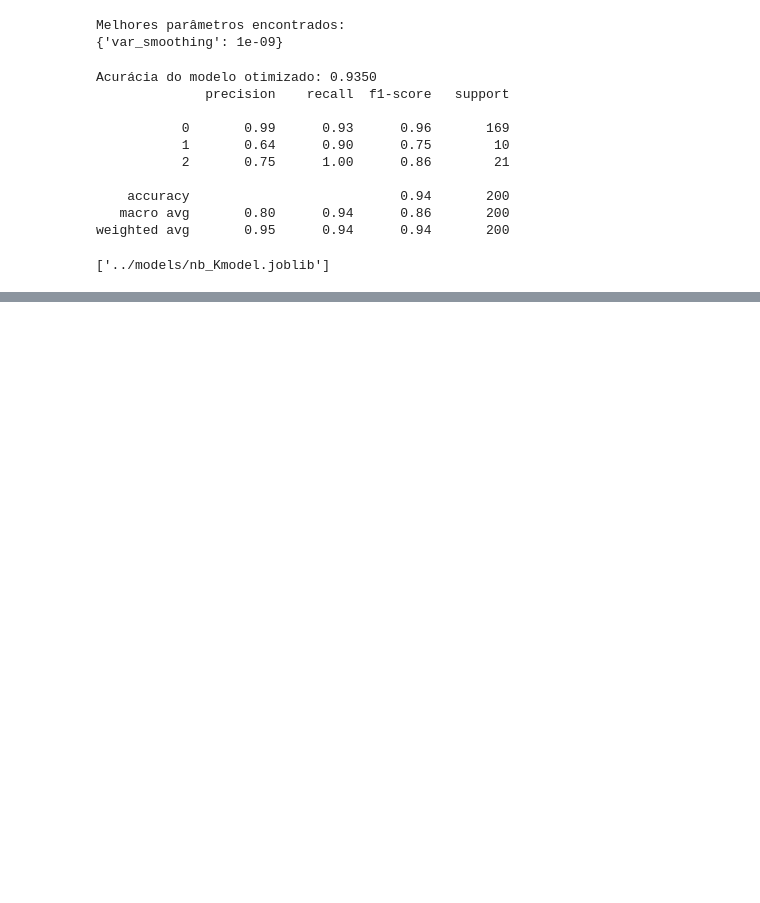
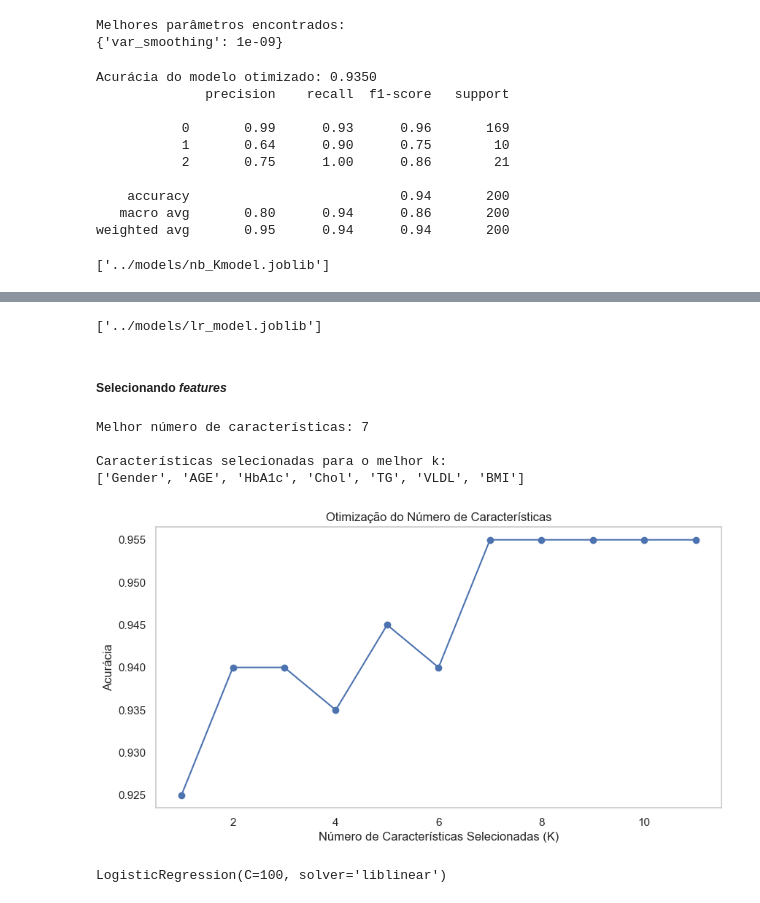
Before and after one commit to luizfernando05/tcc-diabetes, a Jupyter notebook: root/ml-models/notebooks/LDDTrainning.ipynb, the cells around one changed output, grey strips where cells are left out. Drawn from its saved outputs; the diff is of its cells as text; code cells hidden in the pictures; blank space fills up the shorter version.

Commit message:
:sparkles: feat(ml-models): training LR model

```diff
--- a/root/ml-models/notebooks/LDDTrainning.ipynb
+++ b/root/ml-models/notebooks/LDDTrainning.ipynb
@@ -1613,0 +1670,10 @@ joblib.dump(best_nb_model_k, '../models/nb_Kmodel.joblib')
+# %%
+# ajustando hiperparâmetros com GridSearch
+param_grid = {
+    'C': [0.01, 0.1, 1, 10, 100],
+    'solver': ['liblinear', 'saga'],
+    'max_iter': [100, 200, 500]
+}
+
+grid_search = GridSearchCV(estimator=lr_model, param_grid=param_grid, cv=5, n_jobs=-1, verbose=2)
+grid_search.fit(X_train_smote, y_train_smote)
@@ -1613,0 +1711,57 @@ joblib.dump(best_nb_model_k, '../models/nb_Kmodel.joblib')
+# %%
+joblib.dump(best_lr_model, '../models/lr_model.joblib')
+# %% [output]
+['../models/lr_model.joblib']
+# %% [markdown]
+##### Selecionando <i>features</i>
+# %%
+from sklearn.feature_selection import SelectKBest, f_classif
+
+k_values = range(1, X_train_smote.shape[1] + 1)
+accuracy_scores = []
+selected_features_dict = {}
+
+for k in k_values:
+    selector = SelectKBest(score_func=f_classif, k=k)
+    X_train_selected = selector.fit_transform(X_train_smote, y_train_smote)
+    X_test_selected = selector.transform(X_test)
+
+    model = LogisticRegression(solver='liblinear', C=100, max_iter=100)
+    model.fit(X_train_selected, y_train_smote)
+    y_pred = model.predict(X_test_selected)
+
+    acc = accuracy_score(y_test, y_pred)
+    accuracy_scores.append(acc)
+
+    selected_features_indices = np.where(selector.get_support())[0]
+
+    if hasattr(X_train_smote, 'columns'):
+        selected_features_dict[k] = X_train_smote.columns[selected_features_indices].tolist()
+    else:
+        selected_features_dict[k] = selected_features_indices.tolist()
+# %%
+best_k = k_values[accuracy_scores.index(max(accuracy_scores))]
+print(f"\nMelhor número de características: {best_k}")
+
+print("\nCaracterísticas selecionadas para o melhor k:")
+print(selected_features_dict[best_k])
+# %% [output]
+Melhor número de características: 7
+
+Características selecionadas para o melhor k:
+['Gender', 'AGE', 'HbA1c', 'Chol', 'TG', 'VLDL', 'BMI']
+# %%
+plt.figure(figsize=(10, 5))
+plt.plot(k_values, accuracy_scores, marker='o', linestyle='-')
+plt.xlabel('Número de Características Selecionadas (K)')
+plt.ylabel('Acurácia')
+plt.title('Otimização do Número de Características')
+plt.grid()
+plt.show()
+# %% [output]
+[figure, added]
+# %%
+lr_model_k = LogisticRegression(solver='liblinear', C=100, max_iter=100)
+lr_model_k.fit(X_train_selected, y_train_smote)
+# %% [output]
+LogisticRegression(C=100, solver='liblinear')
```
Also changed, not shown: parts of 25 cells of this notebook, 2 other files.
